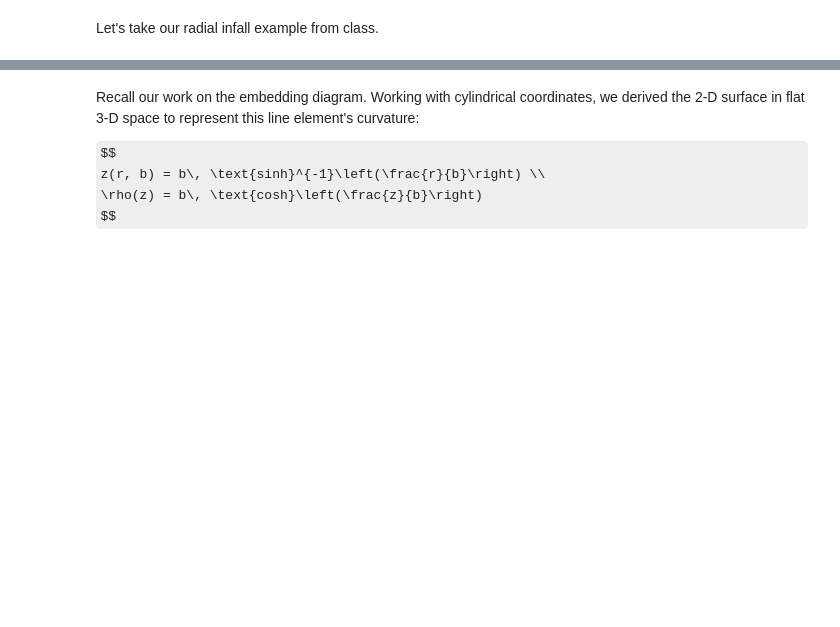
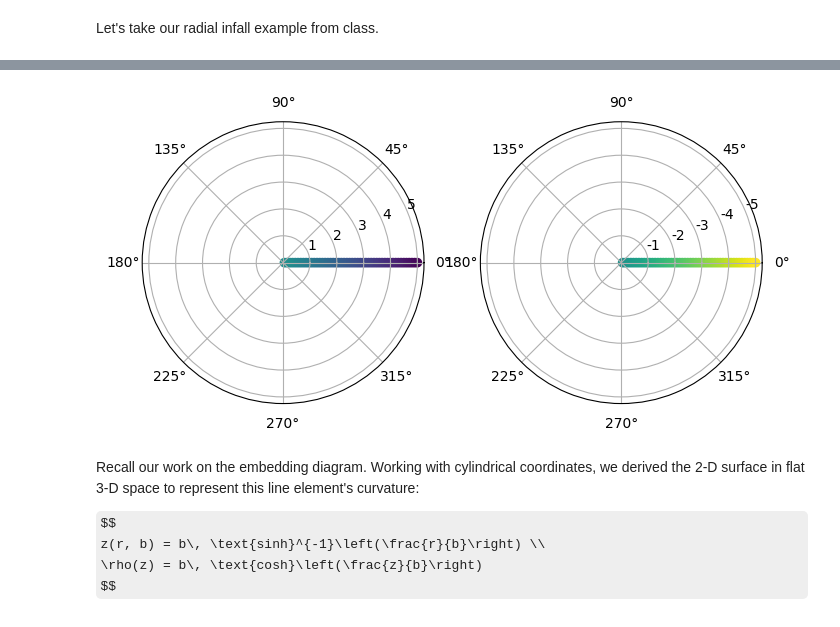
Before and after one commit to uo-phys/gr-winter25, a Jupyter notebook: notebooks/2 - Sympy Differential Geometry and Numerical Integration of Geodesics.ipynb, the cells around one changed output, grey strips where cells are left out. Drawn from its saved outputs; the diff is of its cells as text; code cells hidden in the pictures; some formulas as TeX source; blank space fills up the shorter version.

```diff
--- a/notebooks/2 - Sympy Differential Geometry and Numerical Integration of Geodesics.ipynb
+++ b/notebooks/2 - Sympy Differential Geometry and Numerical Integration of Geodesics.ipynb
@@ -120,3 +147,7 @@ $$
 $$
 # %% [markdown]
 Let's work in the equatorial plane ($\theta=\pi/2$) without loss of generality (due to spherical symmetry).  We'll also set $b=1$, which is like working with a dimensionless coordinate radius $r'=r/b$.
+# %%
+subs = {b: 1, θ:sp.pi/2}
+Γ_ = Γ.subs(subs)
+Γ_
@@ -161,6 +265,10 @@ def plot_double_polar(y, fig=None):
     ax.grid(True)
     ax.set_yticklabels(['-'+lab.get_text() for lab in ax.get_yticklabels()])
     return fig
+# %%
+plot_double_polar(sol.y);
+# %% [output]
+[figure, added]
 # %% [markdown]
 Recall our work on the embedding diagram.  Working with cylindrical coordinates, we derived the 2-D surface in flat 3-D space to represent this line element's curvature:
 
```
Also changed, not shown: parts of 26 cells of this notebook, 1 other file.
